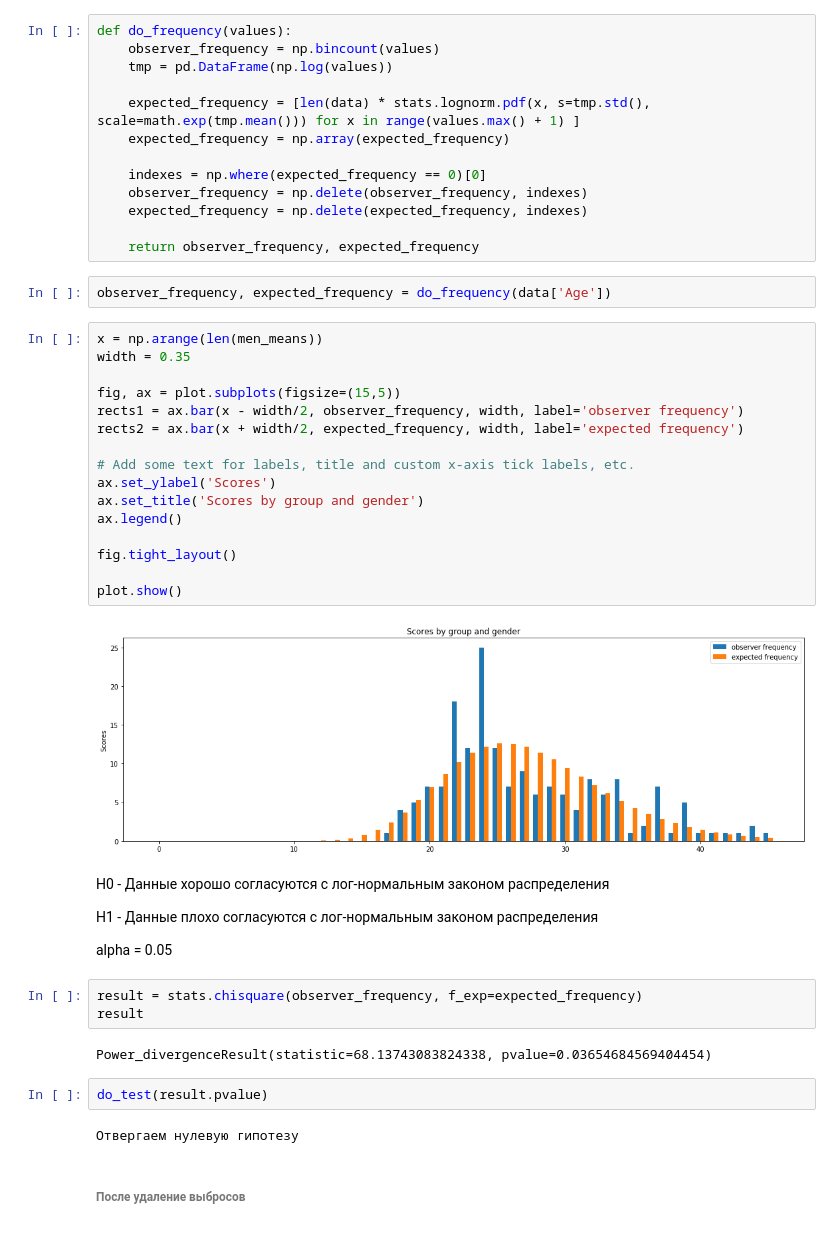
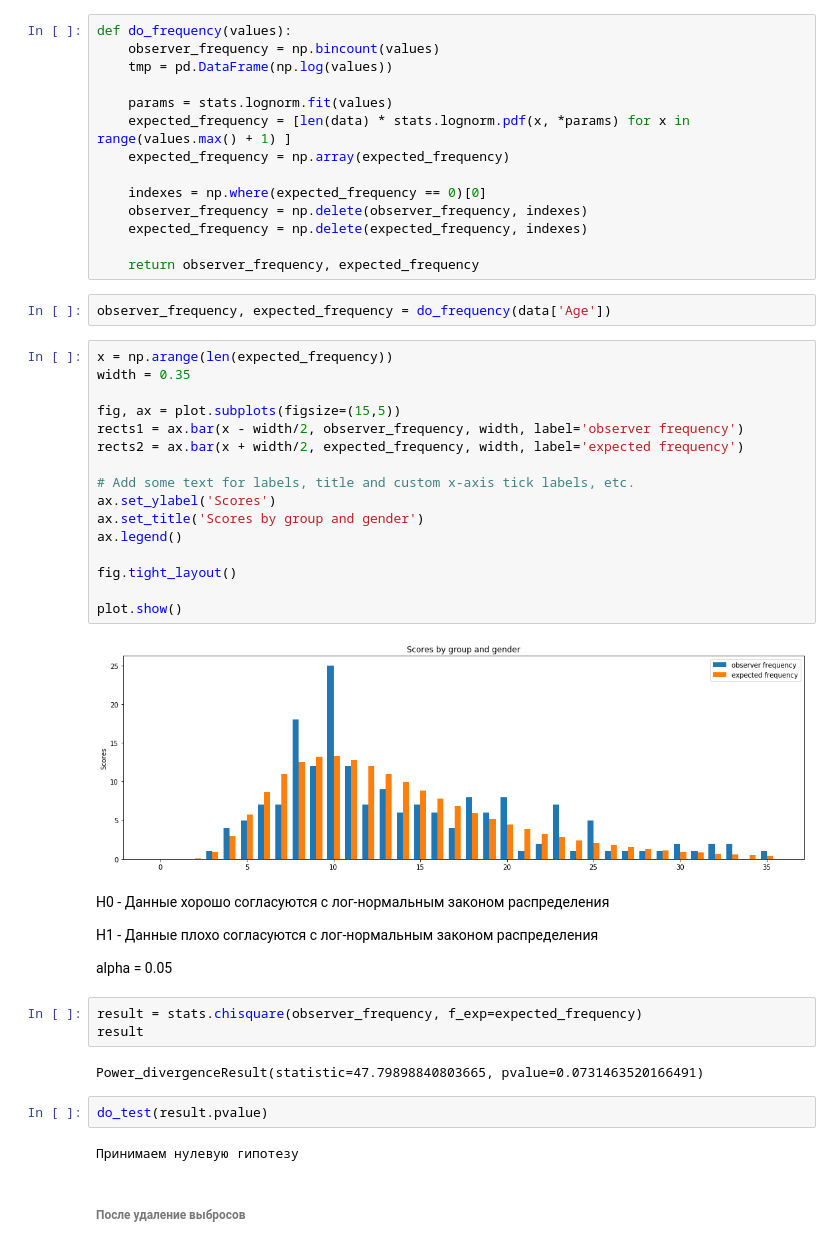
Before and after one commit to Chularev/kaggle_competitions, a Jupyter notebook: CardioGoodFitness/notebook.ipynb, the cells around one changed output. Saved outputs shown, nothing was run; the diff lists cells and outputs as text.

```diff
--- a/CardioGoodFitness/notebook.ipynb
+++ b/CardioGoodFitness/notebook.ipynb
@@ -146,7 +146,8 @@ def do_frequency(values):
     observer_frequency = np.bincount(values)
     tmp = pd.DataFrame(np.log(values))
 
-    expected_frequency = [len(data) * stats.lognorm.pdf(x, s=tmp.std(), scale=math.exp(tmp.mean())) for x in range(values.max() + 1) ]
+    params = stats.lognorm.fit(values)
+    expected_frequency = [len(data) * stats.lognorm.pdf(x, *params) for x in range(values.max() + 1) ]
     expected_frequency = np.array(expected_frequency)
 
     indexes = np.where(expected_frequency == 0)[0]
@@ -157,23 +158,23 @@ def do_frequency(values):
 # %%
 observer_frequency, expected_frequency = do_frequency(data['Age'])
 # %%
-x = np.arange(len(men_means))
+x = np.arange(len(expected_frequency))
 width = 0.35
 
 fig, ax = plot.subplots(figsize=(15,5))
 rects1 = ax.bar(x - width/2, observer_frequency, width, label='observer frequency')
 rects2 = ax.bar(x + width/2, expected_frequency, width, label='expected frequency')
 
 # Add some text for labels, title and custom x-axis tick labels, etc.
 ax.set_ylabel('Scores')
 ax.set_title('Scores by group and gender')
 ax.legend()
 
 fig.tight_layout()
 
 plot.show()
 # %% [output]
-[figure, old version]
+[figure, new version]
 # %% [markdown]
 H0 - Данные хорошо согласуются с лог-нормальным законом распределения
 
@@ -184,11 +185,11 @@ alpha = 0.05
 result = stats.chisquare(observer_frequency, f_exp=expected_frequency)
 result
 # %% [output]
-Power_divergenceResult(statistic=68.13743083824338, pvalue=0.03654684569404454)
+Power_divergenceResult(statistic=47.79898840803665, pvalue=0.0731463520166491)
 # %%
 do_test(result.pvalue)
 # %% [output]
-Отвергаем нулевую гипотезу
+Принимаем нулевую гипотезу
 # %% [markdown]
 ###### После удаление выбросов
 # %%
```
Also changed, not shown: parts of 3 cells of this notebook.
